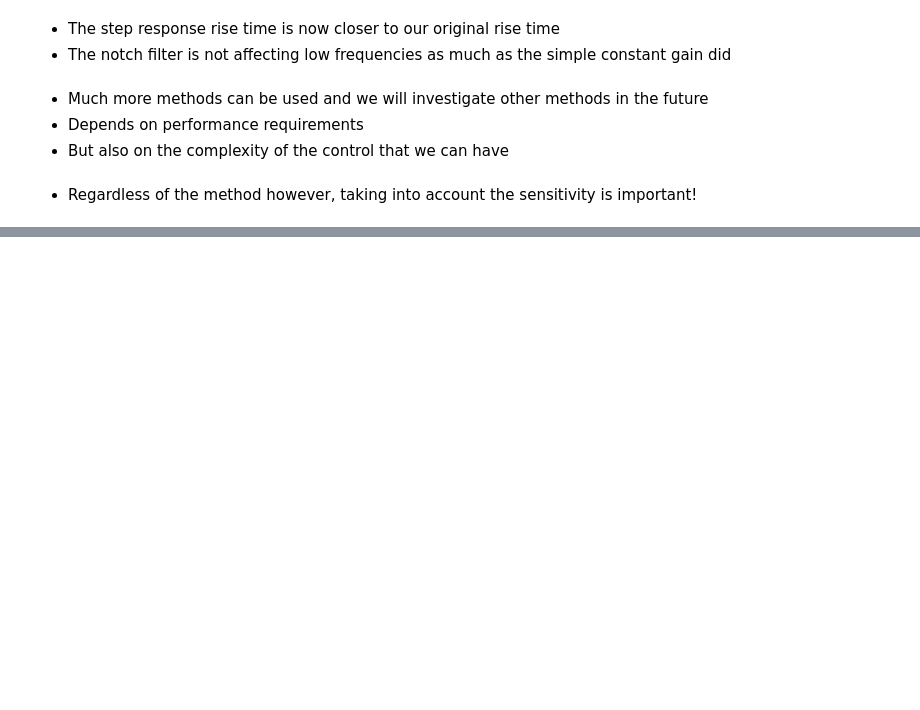
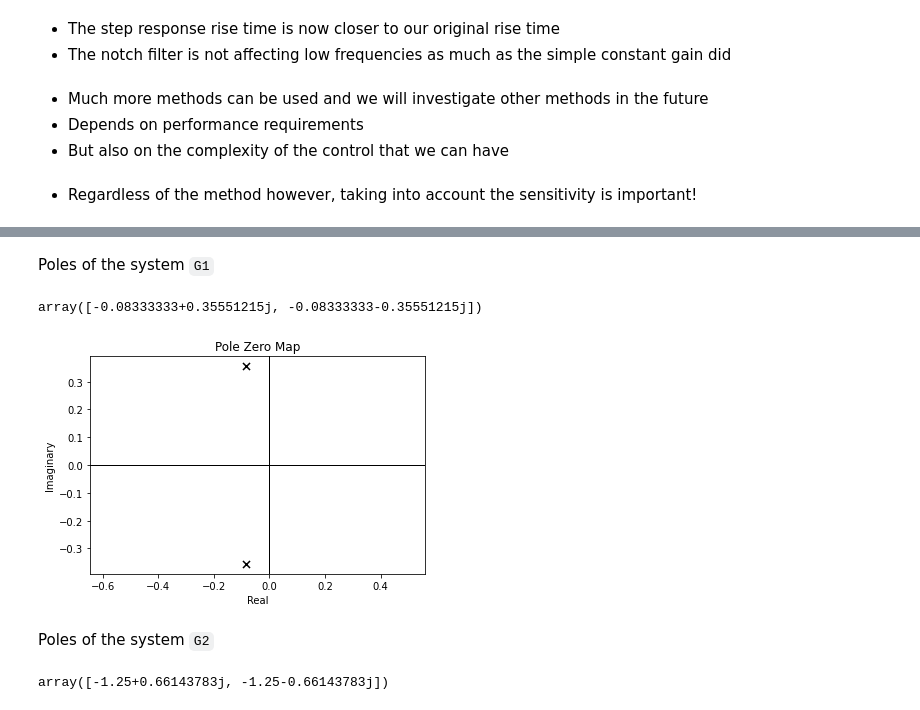
Before and after one commit to andreamunafo/classical_control_theory, a Jupyter notebook: 12_Stability_Margins.ipynb, the cells around one changed output, grey strips where cells are left out. Drawn from its saved outputs; the diff is of its cells as text; code cells hidden in the pictures; blank space fills up the shorter version.

```diff
--- a/12_Stability_Margins.ipynb
+++ b/12_Stability_Margins.ipynb
@@ -557,0 +568,5 @@ plt.grid();
+# %%
+G1 = control.tf([1], [30, 5, 4])
+G2 = control.tf([1], [2, 5, 4])
+
+print('G1:', G1), print('G2:', G2);
@@ -557,0 +583,16 @@ plt.grid();
+# %% [markdown]
+Poles of the system `G1`
+# %%
+np.roots([30, 5, 4])
+# %% [output]
+array([-0.08333333+0.35551215j, -0.08333333-0.35551215j])
+# %%
+control.pzmap(G1, plot=True);
+# %% [output]
+[figure, added]
+# %% [markdown]
+Poles of the system `G2`
+# %%
+np.roots([2, 5, 4])
+# %% [output]
+array([-1.25+0.66143783j, -1.25-0.66143783j])
```
Also changed, not shown: parts of 20 cells of this notebook, 1 other file.
